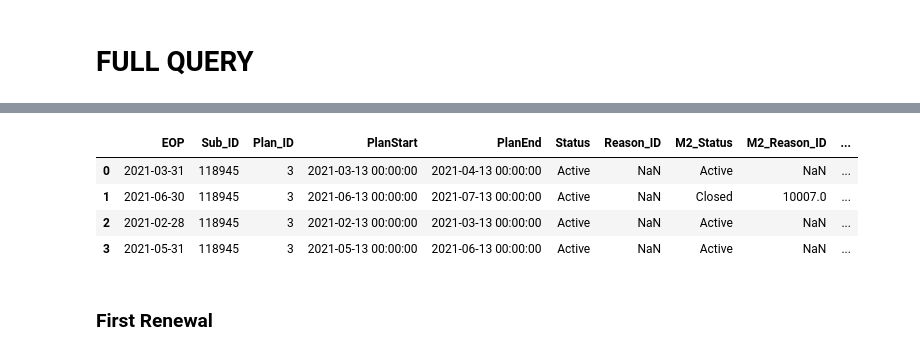
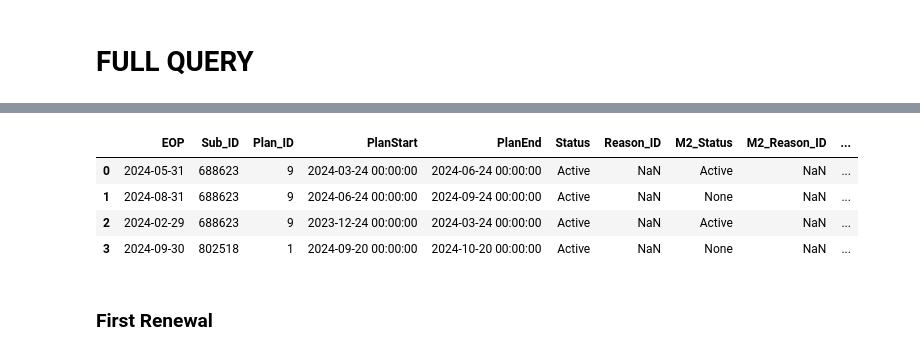
Before and after one commit to pparkitn/kaggle, a Jupyter notebook: sonify.ipynb, the cells around one changed output, grey strips where cells are left out. Drawn from its saved outputs; the diff is of its cells as text; code cells hidden in the pictures.

```diff
--- a/sonify.ipynb
+++ b/sonify.ipynb
@@ -1167,8 +1168,8 @@ LEFT JOIN Dim_Cancellation_Reasons AL4 ON AL1.Reason_ID = AL4.Reason_ID
 LEFT JOIN Dim_customer_service AL5 ON AL1.SUB_ID = AL5.SUB_ID
 LEFT JOIN Dim_Customers AL6 ON AL5.CUSTOMER_ID = AL6.CUSTOMER_ID
 LEFT JOIN Dim_demographics AL7 ON AL6.POSTALCODE = AL7.POSTALCODE
-Where
-    AL1.Status = 'Active'
+Where 1=1
+    --AL1.Status = 'Active'
     AND AL1.EOP = LAST_DAY(ADD_MONTHS(AL1.PlanEnd, -1))
 """)
 
@@ -1194,8 +1195,8 @@ Wall time: 1min 37s
 |  | EOP | Sub_ID | Plan_ID | PlanStart | PlanEnd | Status | Reason_ID | M2_Status | M2_Reason_ID | ... |
-| 0 | 2021-03-31 | 118945 | 3 | 2021-03-13 00:00:00 | 2021-04-13 00:00:00 | Active | NaN | Active | NaN | ... |
-| 1 | 2021-06-30 | 118945 | 3 | 2021-06-13 00:00:00 | 2021-07-13 00:00:00 | Active | NaN | Closed | 10007.0 | ... |
-| 2 | 2021-02-28 | 118945 | 3 | 2021-02-13 00:00:00 | 2021-03-13 00:00:00 | Active | NaN | Active | NaN | ... |
-| 3 | 2021-05-31 | 118945 | 3 | 2021-05-13 00:00:00 | 2021-06-13 00:00:00 | Active | NaN | Active | NaN | ... |
+| 0 | 2024-05-31 | 688623 | 9 | 2024-03-24 00:00:00 | 2024-06-24 00:00:00 | Active | NaN | Active | NaN | ... |
+| 1 | 2024-08-31 | 688623 | 9 | 2024-06-24 00:00:00 | 2024-09-24 00:00:00 | Active | NaN | None | NaN | ... |
+| 2 | 2024-02-29 | 688623 | 9 | 2023-12-24 00:00:00 | 2024-03-24 00:00:00 | Active | NaN | Active | NaN | ... |
+| 3 | 2024-09-30 | 802518 | 1 | 2024-09-20 00:00:00 | 2024-10-20 00:00:00 | Active | NaN | None | NaN | ... |
 # %%
 # Final Select
 df  = spark.sql("""SELECT * FROM temp_renewal_rate2 WHERE EOP IN ('2024-07-31','2024-06-30','2024-05-31','2024-04-30','2024-03-31','2024-02-29','2024-01-31')""")
```
Also changed, not shown: parts of 15 cells of this notebook.
